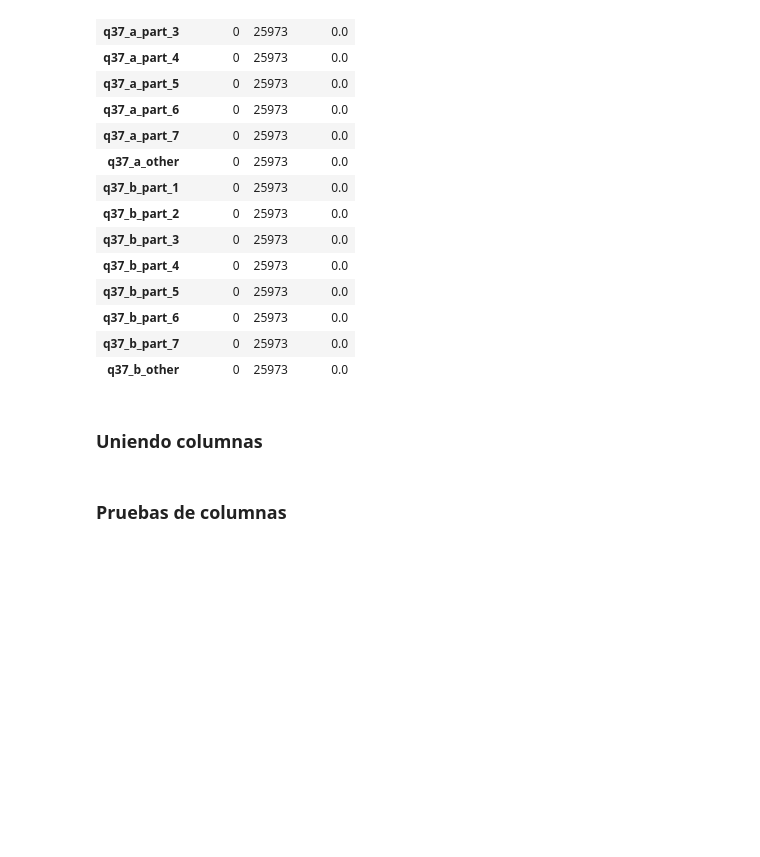
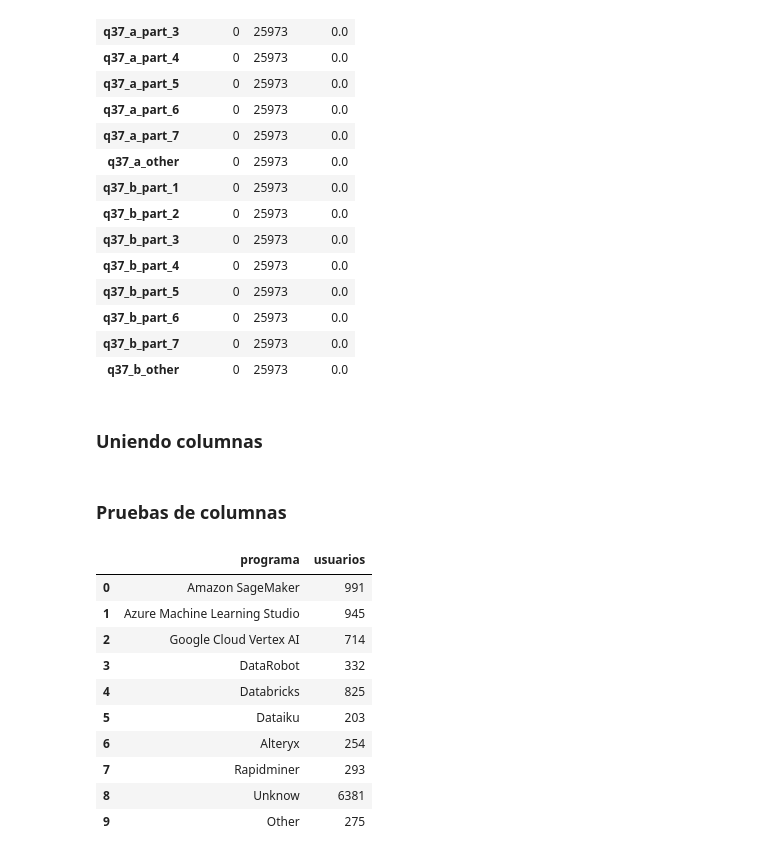
Before and after one commit to Adalab/project-DA-promo-B-modulo-2-team-1, a Jupyter notebook: laboratorio.ipynb, the cells around one changed output. Cells and saved outputs as stored; diff of their text form; code cells hidden in the pictures; blank space fills up the shorter version.

```diff
--- a/laboratorio.ipynb
+++ b/laboratorio.ipynb
@@ -641,9 +656,35 @@ colum_q31=['q31_a_part_1','q31_a_part_2','q31_a_part_3','q31_a_part_4','q31_a_pa
 # %%
 # Esto nos puede valer para las preguntas de programas y sacar la moda, puede probarse a hacer una función para poder aplicarla a todas las columnas
 # Para sacar otras estadísticas numéricas igual hay que cruzar datos con otras columnas
+# %%
+def contar_programas(dataframe):
+    lista1 =[]
+    lista2 =[]
+
+    for i in range(len(dataframe.columns)):
+
+        lista1.append(df[dataframe.columns[i]].unique()[1])
+        lista2.append(df[dataframe.columns[i]].value_counts()[1])
+
+    return pd.DataFrame(list(zip(lista1, lista2)), columns = ['programa','usuarios'])
 # %%
 df_admin_ml_a=df[['q31_a_part_1','q31_a_part_2','q31_a_part_3','q31_a_part_4','q31_a_part_5','q31_a_part_6',
                 'q31_a_part_7','q31_a_part_8','q31_a_part_9','q31_a_other']]
+# %%
+admin_ml_a = contar_programas(df_admin_ml_a)
+admin_ml_a
+# %% [output]
+|  | programa | usuarios |
+| 0 | Amazon SageMaker | 991 |
+| 1 | Azure Machine Learning Studio | 945 |
+| 2 | Google Cloud Vertex AI | 714 |
+| 3 | DataRobot | 332 |
+| 4 | Databricks | 825 |
+| 5 | Dataiku | 203 |
+| 6 | Alteryx | 254 |
+| 7 | Rapidminer | 293 |
+| 8 | Unknow | 6381 |
+| 9 | Other | 275 |
 # %%
 df_admin_ml_b=df[['q31_b_part_1','q31_b_part_2',
                 'q31_b_part_3','q31_b_part_4','q31_b_part_5','q31_b_part_6','q31_b_part_7','q31_b_part_8',
```
Also changed, not shown: parts of 15 cells of this notebook, 2 other files.
